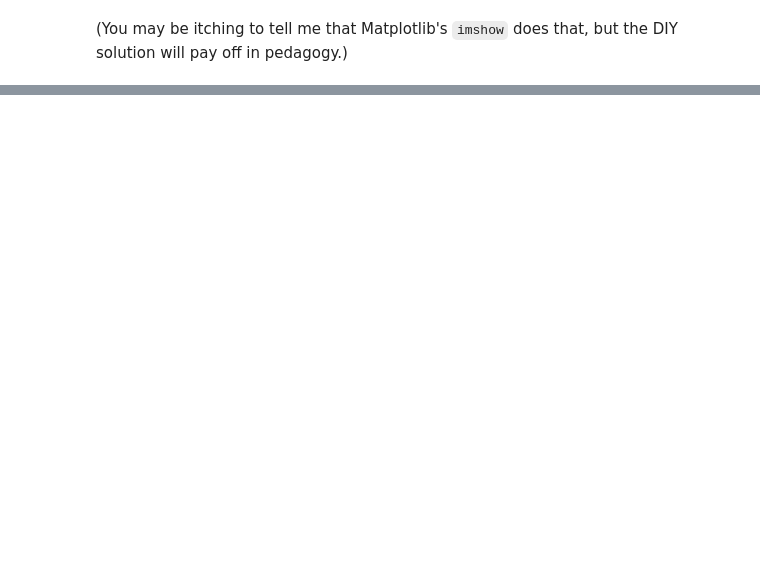
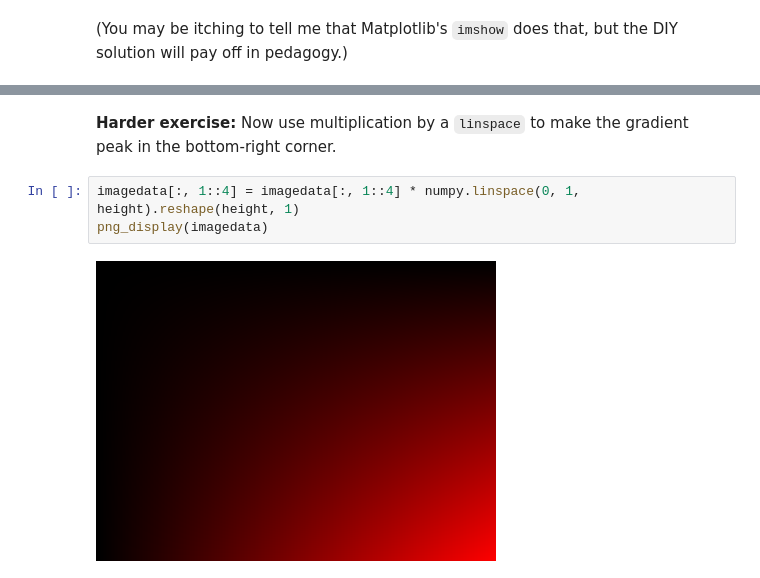
Before and after one commit to jpivarski-talks/python-numpy-mini-course, a Jupyter notebook: 2-just-numpy.ipynb, the cells around one changed output, grey strips where cells are left out. Drawn from its saved outputs; the diff is of its cells as text; blank space fills up the shorter version.

```diff
--- a/2-just-numpy.ipynb
+++ b/2-just-numpy.ipynb
@@ -801,0 +842,7 @@ png_display(imagedata)
+# %% [markdown]
+**Harder exercise:** Now use multiplication by a `linspace` to make the gradient peak in the bottom-right corner.
+# %%
+imagedata[:, 1::4] = imagedata[:, 1::4] * numpy.linspace(0, 1, height).reshape(height, 1)
+png_display(imagedata)
+# %% [output]
+[figure, added]
```
Also changed, not shown: parts of 37 cells of this notebook.
